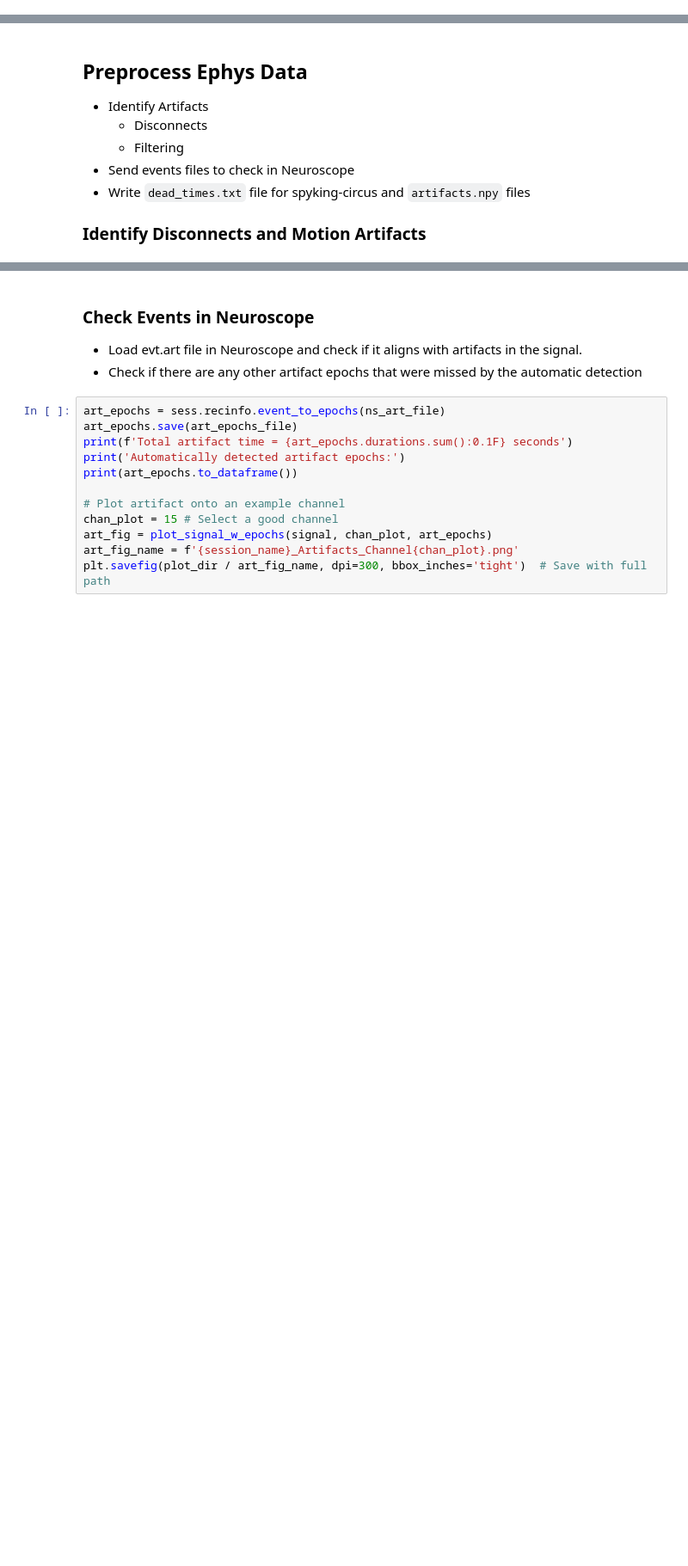
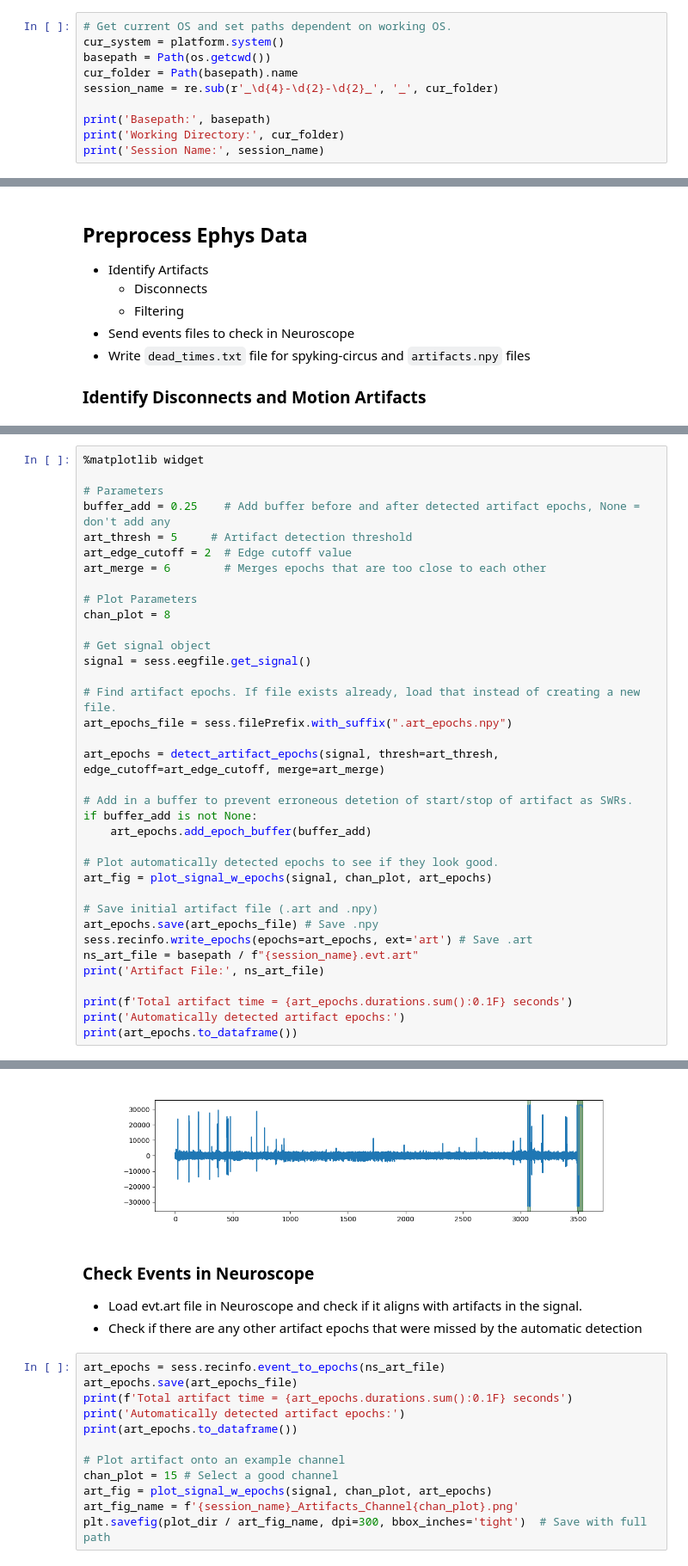
Before and after one commit to kimqi/PlaceCellDisruption, a Jupyter notebook: Preprocessing/Preprocessing Package/Preprocessing.ipynb, the cells around one changed output, grey strips where cells are left out. Shown at 86% size. Cells and saved outputs as stored; diff of their text form; blank space fills up the shorter version.

```diff
--- a/Preprocessing/Preprocessing Package/Preprocessing.ipynb
+++ b/Preprocessing/Preprocessing Package/Preprocessing.ipynb
@@ -44,0 +25,10 @@ elif cur_system == "Windows":   # For Windows
+# %%
+# Get current OS and set paths dependent on working OS.
+cur_system = platform.system()
+basepath = Path(os.getcwd())
+cur_folder = Path(basepath).name
+session_name = re.sub(r'_\d{4}-\d{2}-\d{2}_', '_', cur_folder)
+
+print('Basepath:', basepath)
+print('Working Directory:', cur_folder)
+print('Session Name:', session_name)
@@ -136,0 +103,37 @@ Automatically detected artifact epochs:
+# %%
+%matplotlib widget
+
+# Parameters
+buffer_add = 0.25    # Add buffer before and after detected artifact epochs, None = don't add any
+art_thresh = 5     # Artifact detection threshold
+art_edge_cutoff = 2  # Edge cutoff value
+art_merge = 6        # Merges epochs that are too close to each other
+
+# Plot Parameters
+chan_plot = 8
+
+# Get signal object
+signal = sess.eegfile.get_signal()
+
+# Find artifact epochs. If file exists already, load that instead of creating a new file.
+art_epochs_file = sess.filePrefix.with_suffix(".art_epochs.npy")
+
+art_epochs = detect_artifact_epochs(signal, thresh=art_thresh, edge_cutoff=art_edge_cutoff, merge=art_merge)
+
+# Add in a buffer to prevent erroneous detetion of start/stop of artifact as SWRs.
+if buffer_add is not None:
+    art_epochs.add_epoch_buffer(buffer_add)
+
+# Plot automatically detected epochs to see if they look good.
+art_fig = plot_signal_w_epochs(signal, chan_plot, art_epochs)
+
+# Save initial artifact file (.art and .npy)
+art_epochs.save(art_epochs_file) # Save .npy
+sess.recinfo.write_epochs(epochs=art_epochs, ext='art') # Save .art
+ns_art_file = basepath / f"{session_name}.evt.art"
+print('Artifact File:', ns_art_file)
+
+print(f'Total artifact time = {art_epochs.durations.sum():0.1F} seconds')
+print('Automatically detected artifact epochs:')
+print(art_epochs.to_dataframe())
+# %% [output]
@@ -137,3 +149,4 @@ Automatically detected artifact epochs:
+[figure, added]
 # %% [markdown]
 ### Check Events in Neuroscope
 - Load evt.art file in Neuroscope and check if it aligns with artifacts in the signal.
```
Also changed, not shown: parts of 16 cells of this notebook, 8 other files.
